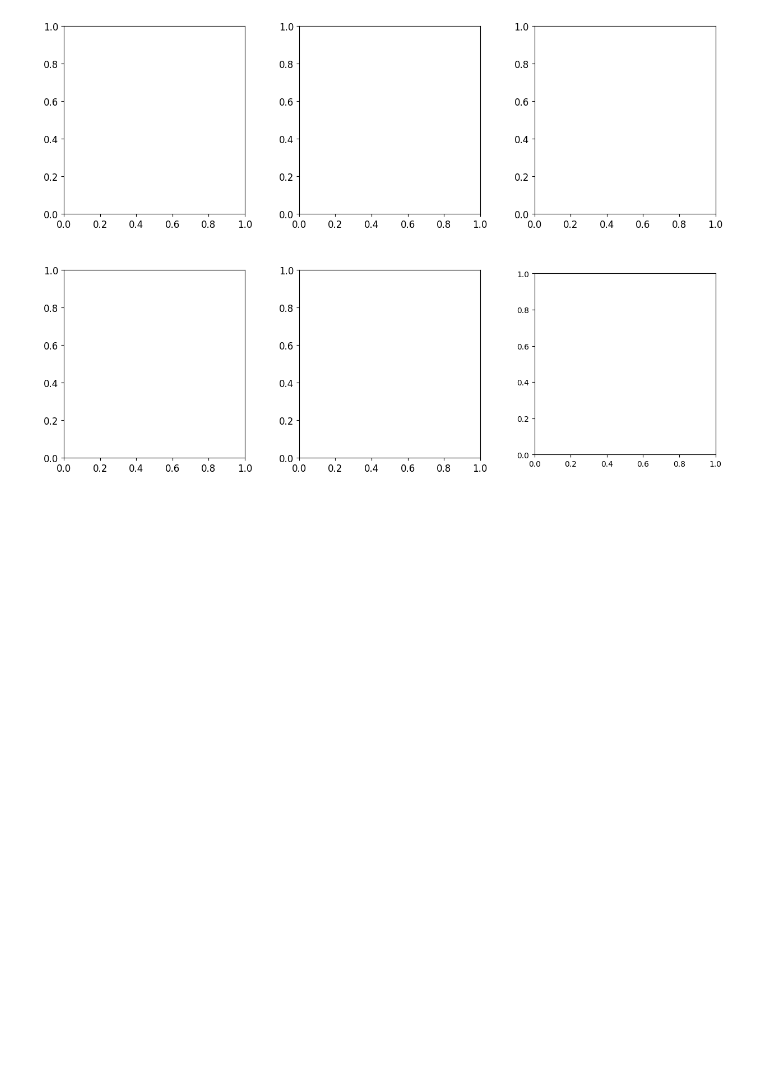
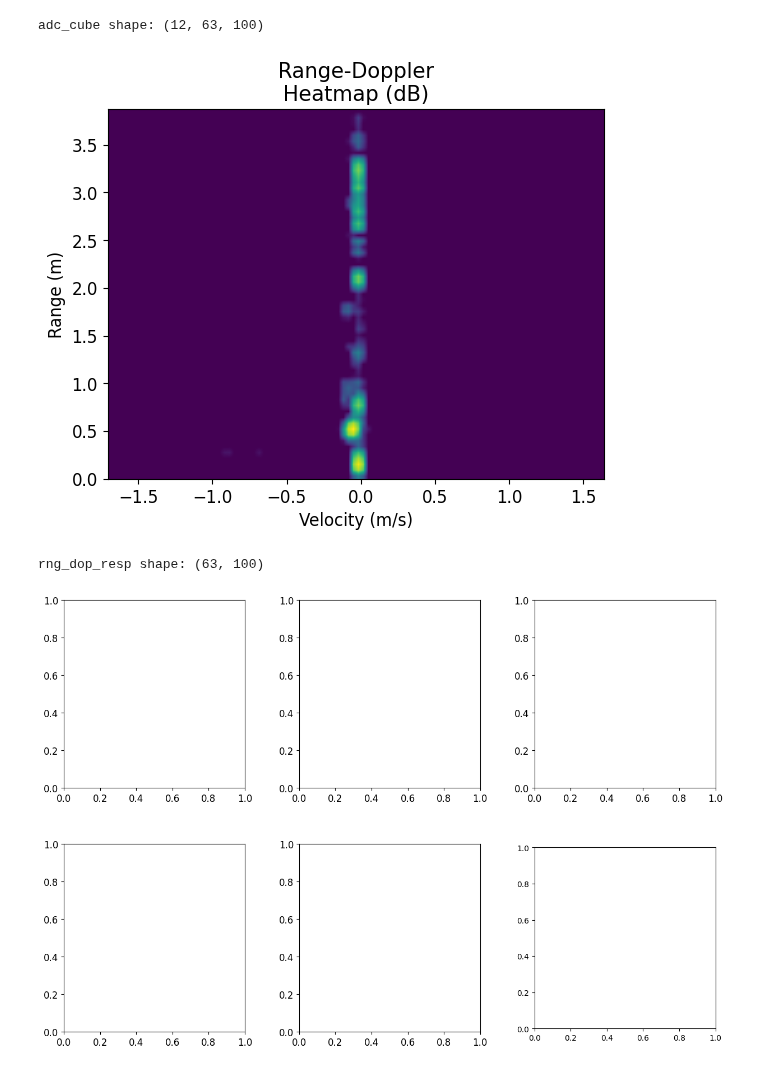
Before and after one commit to davidmhunt/mmwave_radar_processing, a Jupyter notebook: notebooks/view_radar_data_hand_tracking.ipynb, the cells around one changed output. Cells and saved outputs as stored; diff of their text form; code cells hidden in the pictures; blank space fills up the shorter version.

```diff
--- a/notebooks/view_radar_data_hand_tracking.ipynb
+++ b/notebooks/view_radar_data_hand_tracking.ipynb
@@ -140,3 +203,25 @@ plotter.plot_compilation(
+# %%
+#generating range doppler plot
+#get the ADC cube
+adc_cube = dataset.get_radar_data(idx)
+
+
+adc_cube = virtual_array_reformatter.process(adc_cube)
+print(f"adc_cube shape: {adc_cube.shape}")
+
+rng_dop_resp = range_doppler_processor.process(adc_cube=adc_cube,rx_idx=0)
+plotter.plot_range_doppler_resp(
+    resp=rng_dop_resp,
+    range_doppler_processor=range_doppler_processor,
+    convert_to_dB=True,
+    show=True
+)
+
+print(f"rng_dop_resp shape: {rng_dop_resp.shape}")
+# %% [output]
+adc_cube shape: (12, 63, 100)
+[figure, added]
+rng_dop_resp shape: (63, 100)
 # %%
 #generate the movie - initialize the figure
 movie_generator.initialize_figure(nrows=2,ncols=3,figsize=(15,10))
```
Also changed, not shown: parts of 5 cells of this notebook, 6 other files.
